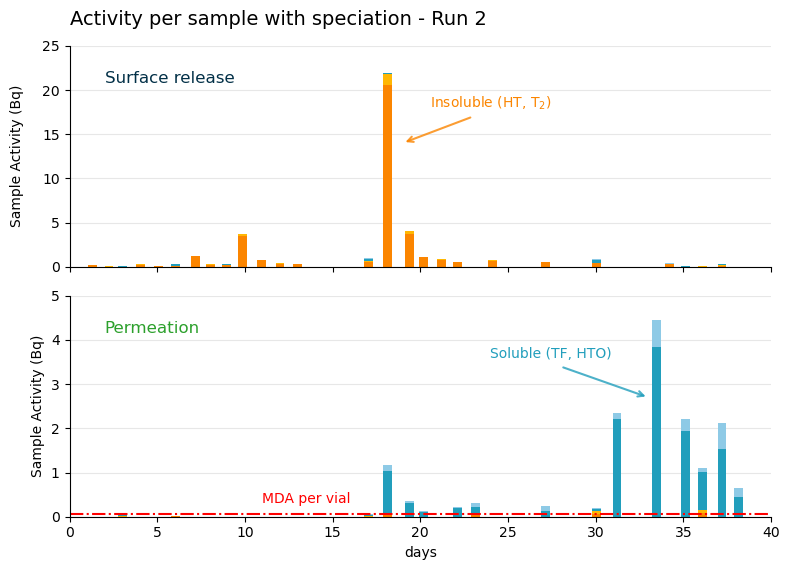
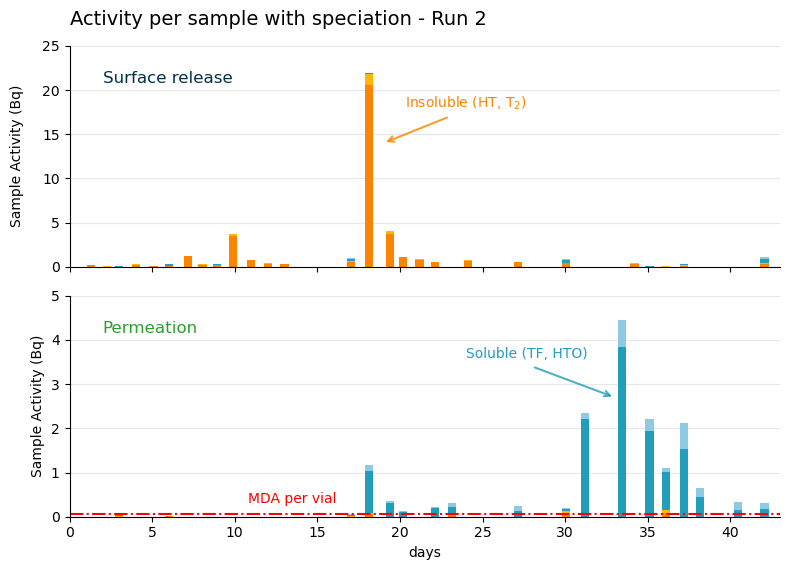
Code edit (unified diff) that turned the first committed figure into the second:
--- before
+++ after
@@ -8,5 +8,5 @@
 ax1.grid(True, axis="y", alpha=0.3)
 ax1.set_ylim(bottom=0, top=25)
-ax1.set_xlim(0, 40)
+ax1.set_xlim(0, 43)
 ax1.set_ylabel("Sample Activity (Bq)", labelpad=13)
 ax1.set_title("Activity per sample with speciation - Run 2", loc="left", pad=15, fontsize=14)
@@ -29,5 +29,5 @@
 ax2.grid(True, axis="y", alpha=0.3)
 ax2.set_ylim(bottom=0, top=5)
-ax2.set_xlim(0, 40)
+ax2.set_xlim(0, 43)
 ax2.set_ylabel("Sample Activity (Bq)")
 ax2.set_xlabel("days")

Commit: Adding new counts